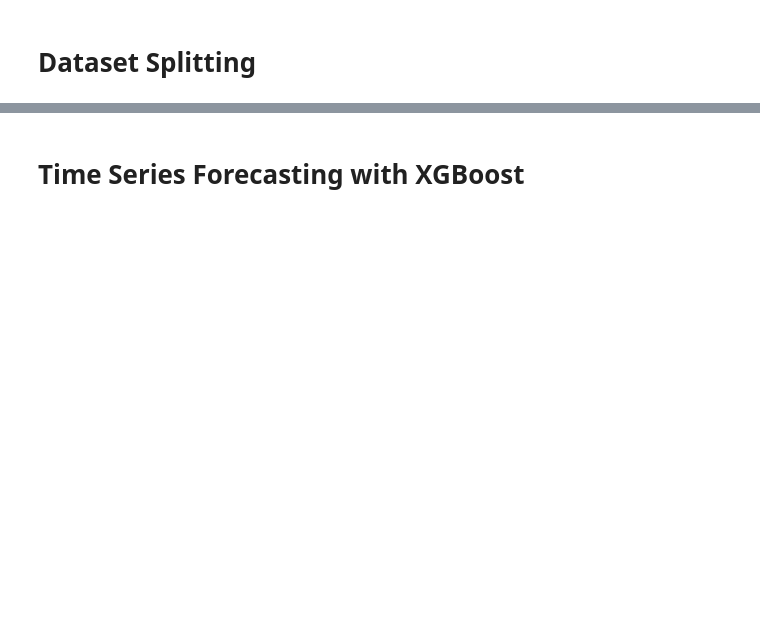
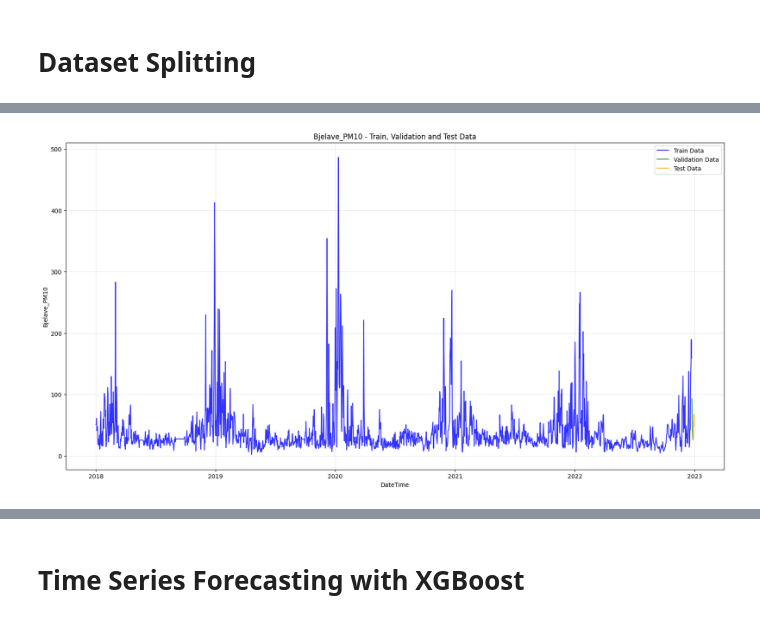
Before and after one commit to amit24af/SHAPforTSprediction, a Jupyter notebook: experiment_XGBoost.ipynb, the cells around one changed output, grey strips where cells are left out. Cells and saved outputs as stored; diff of their text form; code cells hidden in the pictures; blank space fills up the shorter version.

```diff
--- a/experiment_XGBoost.ipynb
+++ b/experiment_XGBoost.ipynb
@@ -108,23 +110,31 @@ df_processed_combined_data_daily_dt.tail(2)
+# %%
+def train_val_test_split(df, test_size, val_size=None, date_column='DateTime'):
+    df = df.copy().sort_values(by=date_column)
+
+    if val_size is None:
+        val_size = test_size
+
+    test_start_date = df[date_column].iloc[-test_size]
+    val_start_date = df[date_column].iloc[-(test_size + val_size)]
+
+    train_data = df[df[date_column] < val_start_date].copy()
+    val_data = df[(df[date_column] >= val_start_date) & (df[date_column] < test_start_date)].copy()
+    test_data = df[df[date_column] >= test_start_date].copy()
+
+    print(f"Trening skup: {len(train_data)} uzoraka")
+    print(f"Validacijski skup: {len(val_data)} uzoraka")
+    print(f"Test skup: {len(test_data)} uzoraka")
+
+    return train_data, val_data, test_data
 # %%
-import matplotlib.pyplot as plt
-def train_test_split(df, date):
-    df = df.copy()
-    train_data = df[df['DateTime'] < date].copy()
-    test_data = df[df['DateTime'] >= date].copy() # df.DateTime = df.DateTime.dt.strftime('%d/%m/%Y %H:%M')
-    return train_data, test_data
-
-def train_test_split_from_to(df, start_date, end_date, slice_date):
-    df = df.copy()
-    train_data = df[(df['DateTime'] >= start_date) & (df['DateTime'] < slice_date)].copy()
-    test_data = df[(df['DateTime'] >= slice_date) & (df['DateTime'] <= end_date)].copy()
-    return train_data, test_data
-
-def plot_train_test_data(train_data, test_data, date_column, label):
+def plot_train_val_test_data(train_data, val_data, test_data, date_column='DateTime', label='Bjelave_PM10'):
     plt.figure(figsize=(20,10))
-    plt.plot(train_data[date_column], train_data[label], color='blue', label='Train Data')
-    plt.plot(test_data[date_column], test_data[label], color='orange', label='Test Data')
+    plt.plot(train_data[date_column], train_data[label], color='blue', label='Train Data', alpha=0.8)
+    plt.plot(val_data[date_column], val_data[label], color='green', label='Validation Data', alpha=0.8)
+    plt.plot(test_data[date_column], test_data[label], color='orange', label='Test Data', alpha=0.8)
     plt.xlabel(date_column)
     plt.ylabel(label)
-    plt.title(label + ' Train and Test Data')
+    plt.title(f'{label} - Train, Validation and Test Data')
     plt.legend()
+    plt.grid(True, alpha=0.3)
     plt.show()
@@ -200,0 +245,4 @@ for dataset in [train_data_combined_ws_thirty_dt, test_data_combined_ws_thirty_d
+# %%
+plot_train_val_test_data(train_data_combined_ws_two_days, val_data_combined_ws_two_days, test_data_combined_ws_two_days)
+# %% [output]
+[figure, added]
```
Also changed, not shown: parts of 114 cells of this notebook, 1 other file.
